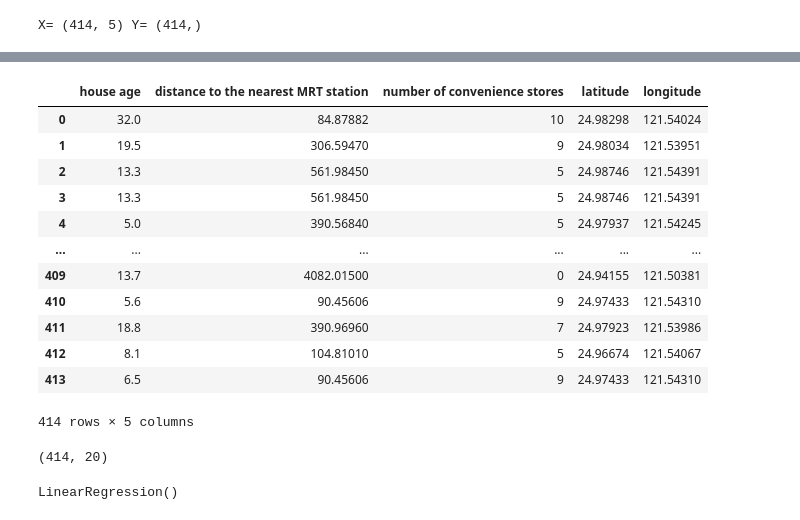
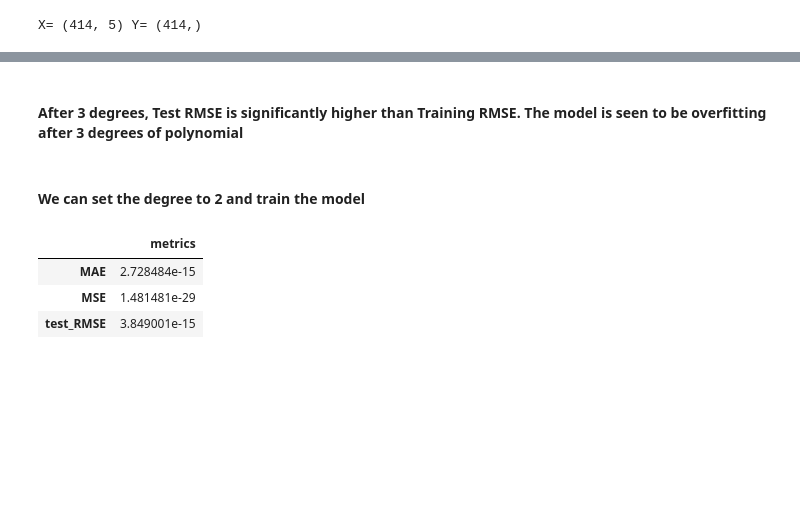
Before and after one commit to AnkitaChavan119/Data-Science-Portfolio, a Jupyter notebook: Machine Learning Projects/polynomial_regression.ipynb, the cells around one changed output, grey strips where cells are left out. Cells and saved outputs as stored; diff of their text form; code cells hidden in the pictures; blank space fills up the shorter version.

```diff
--- a/Machine Learning Projects/polynomial_regression.ipynb
+++ b/Machine Learning Projects/polynomial_regression.ipynb
@@ -193,23 +260,29 @@ X= (414, 5) Y= (414,)
+# %% [markdown]
+#### After 3 degrees, Test RMSE is significantly higher than Training RMSE. The model is seen to be overfitting after 3 degrees of polynomial
+# %% [markdown]
+#### We can set the degree to 2 and train the model
 # %%
-polynomial_regresion = PolynomialFeatures(degree=2, include_bias=False)
-X_poly = polynomial_regresion.fit_transform(X)
+pipeline_steps = [
+    PolynomialFeatures(degree=2),
+    StandardScaler(),
+    LinearRegression()
+]
+pipeline = make_pipeline(*pipeline_steps)
+
+# train the model using X_train and y_train
+pipeline.fit(X_train, y_train)
+
+# Predict output for X_test (unseen data)
+test_predictions = pipeline.predict(X_test)
+
+test_MAE = metrics.mean_absolute_error(y_test,test_predictions)
+test_MSE = metrics.mean_squared_error(y_test,test_predictions)
+test_RMSE = np.sqrt(test_MSE)
+
+pd.DataFrame([test_MAE, test_MSE, test_RMSE],
+             index=['MAE', 'MSE', 'test_RMSE'], columns=['metrics'])
+# %% [output]
+|  | metrics |
+| MAE | 2.728484e-15 |
+| MSE | 1.481481e-29 |
+| test_RMSE | 3.849001e-15 |
-# %%
-X
-# %% [output]
-|  | house age | distance to the nearest MRT station | number of convenience stores | latitude | longitude |
-| 0 | 32.0 | 84.87882 | 10 | 24.98298 | 121.54024 |
-| 1 | 19.5 | 306.59470 | 9 | 24.98034 | 121.53951 |
-| 2 | 13.3 | 561.98450 | 5 | 24.98746 | 121.54391 |
-| 3 | 13.3 | 561.98450 | 5 | 24.98746 | 121.54391 |
-| 4 | 5.0 | 390.56840 | 5 | 24.97937 | 121.54245 |
-| ... | ... | ... | ... | ... | ... |
-| 409 | 13.7 | 4082.01500 | 0 | 24.94155 | 121.50381 |
-| 410 | 5.6 | 90.45606 | 9 | 24.97433 | 121.54310 |
-| 411 | 18.8 | 390.96960 | 7 | 24.97923 | 121.53986 |
-| 412 | 8.1 | 104.81010 | 5 | 24.96674 | 121.54067 |
-| 413 | 6.5 | 90.45606 | 9 | 24.97433 | 121.54310 |
-414 rows × 5 columns
-# %%
-X_poly.shape
-# %% [output]
-(414, 20)
@@ -218,5 +288,0 @@ X_train, X_test, y_train, y_test = train_test_split(X_poly, y, test_size=0.3, ra
-# %%
-polymodel=LinearRegression()
-polymodel.fit(X_train, y_train)
-# %% [output]
-LinearRegression()
```
Also changed, not shown: parts of 17 cells of this notebook.
